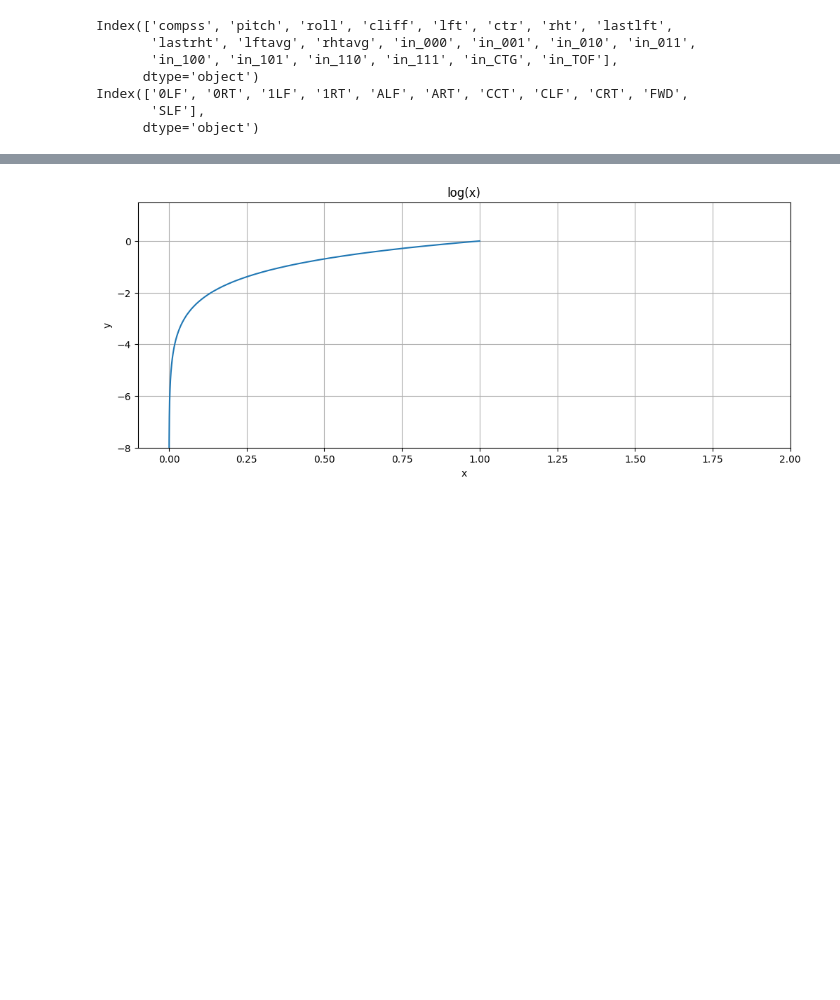
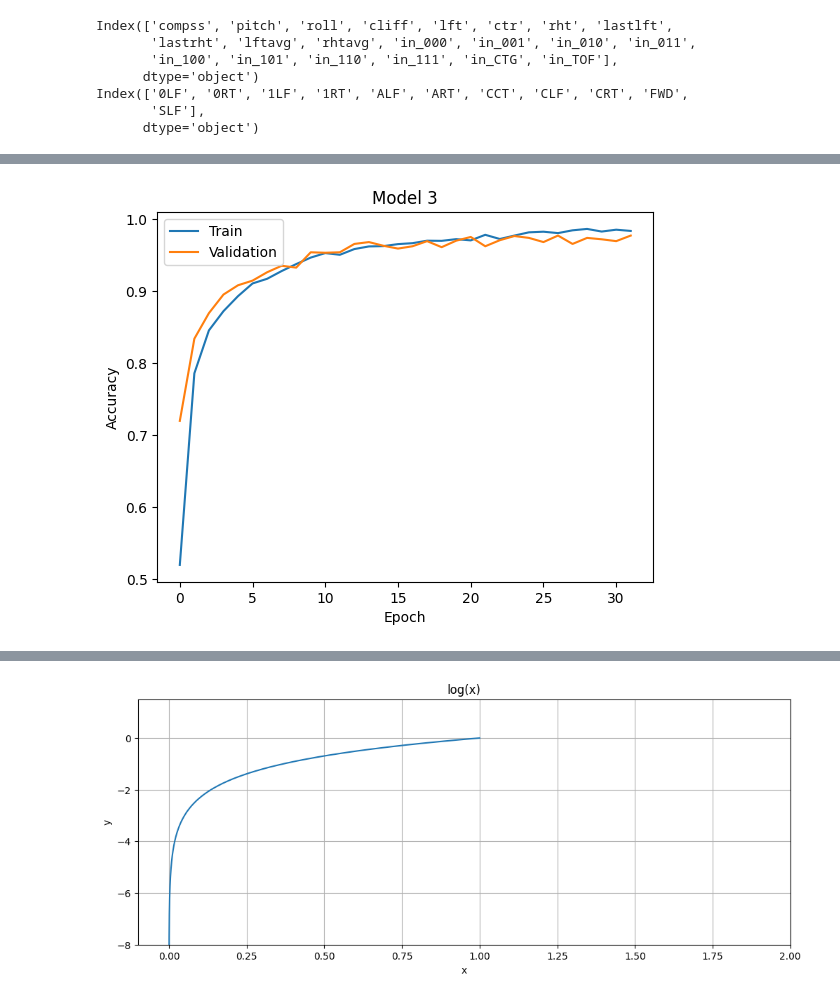
Before and after one commit to zeusthedrone/Takyo, a Jupyter notebook: Takyo_classification.ipynb, the cells around one changed output, grey strips where cells are left out. Drawn from its saved outputs; the diff is of its cells as text; code cells hidden in the pictures; blank space fills up the shorter version.

```diff
--- a/Takyo_classification.ipynb
+++ b/Takyo_classification.ipynb
@@ -200,3 +202,17 @@ Epoch 36: early stopping
+# %%
+#from tf.keras.callbacks import History
+def plotGraph(history: tf.keras.callbacks.History, modelName = 'Model Accuracy'):
+  plt.plot(history.history['accuracy'])
+  plt.plot(history.history['val_accuracy'])
+  plt.title(modelName)
+  plt.ylabel('Accuracy')
+  plt.xlabel('Epoch')
+  plt.legend(['Train','Validation'], loc='upper left')
+  plt.show()
+plotGraph(modelHistory,"Model 3")
+#model3.save("./model3")
+# %% [output]
+[figure, added]
 # %%
 import numpy as np
 pred = model.predict(x_test)
```
Also changed, not shown: parts of 6 cells of this notebook.
